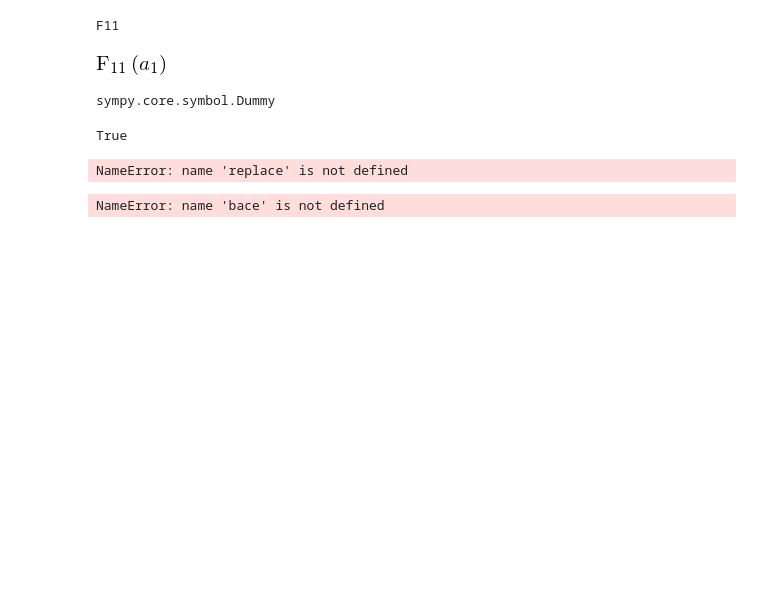
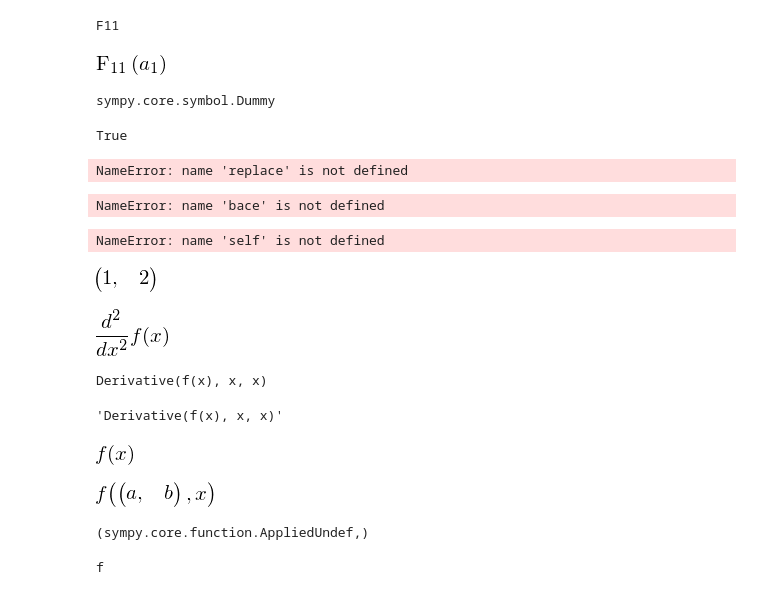
Before and after one commit to Python3pkg/EinSumConv, a Jupyter notebook: Backets_duplicate.ipynb, the cells around one changed output. Saved outputs shown, nothing was run; the diff lists cells and outputs as text; code cells hidden in the pictures; blank space fills up the shorter version.

Commit message:
Gamla EinSumConv (innan Tensor)

```diff
--- a/Backets_duplicate.ipynb
+++ b/Backets_duplicate.ipynb
@@ -526,3 +526,42 @@ NameError: name 'replace' is not defined
 bace
 # %% [output]
 NameError: name 'bace' is not defined
+# %%
+class Tensor(Function):
+    self.index=()
+# %% [output]
+NameError: name 'self' is not defined
+# %%
+tuple([1,2])
+# %% [output]
+[figure, added]
+# %%
+f=Function('f')
+x=Symbol('x')
+ddf=diff(f(x),x,x)
+ddf
+# %% [output]
+[figure, added]
+# %%
+print ddf
+printStructure(ddf)
+# %% [output]
+Derivative(f(x), x, x)
+'Derivative(f(x), x, x)'
+# %%
+f(x)
+# %% [output]
+[figure, added]
+# %%
+a,b,c=symbols('a,b,c')
+f((a,b),x)
+# %% [output]
+[figure, added]
+# %%
+f.__bases__
+# %% [output]
+(sympy.core.function.AppliedUndef,)
+# %%
+f
+# %% [output]
+f
```
Also changed, not shown: 5 other files.
